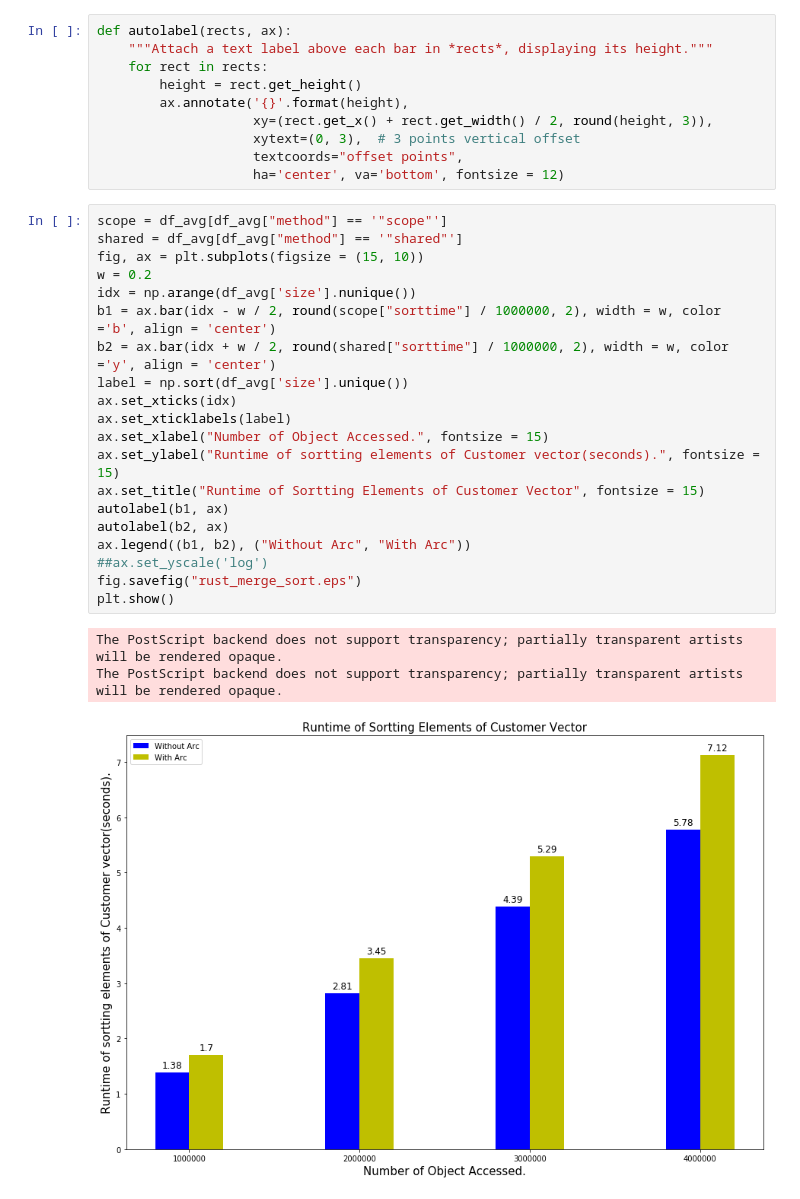
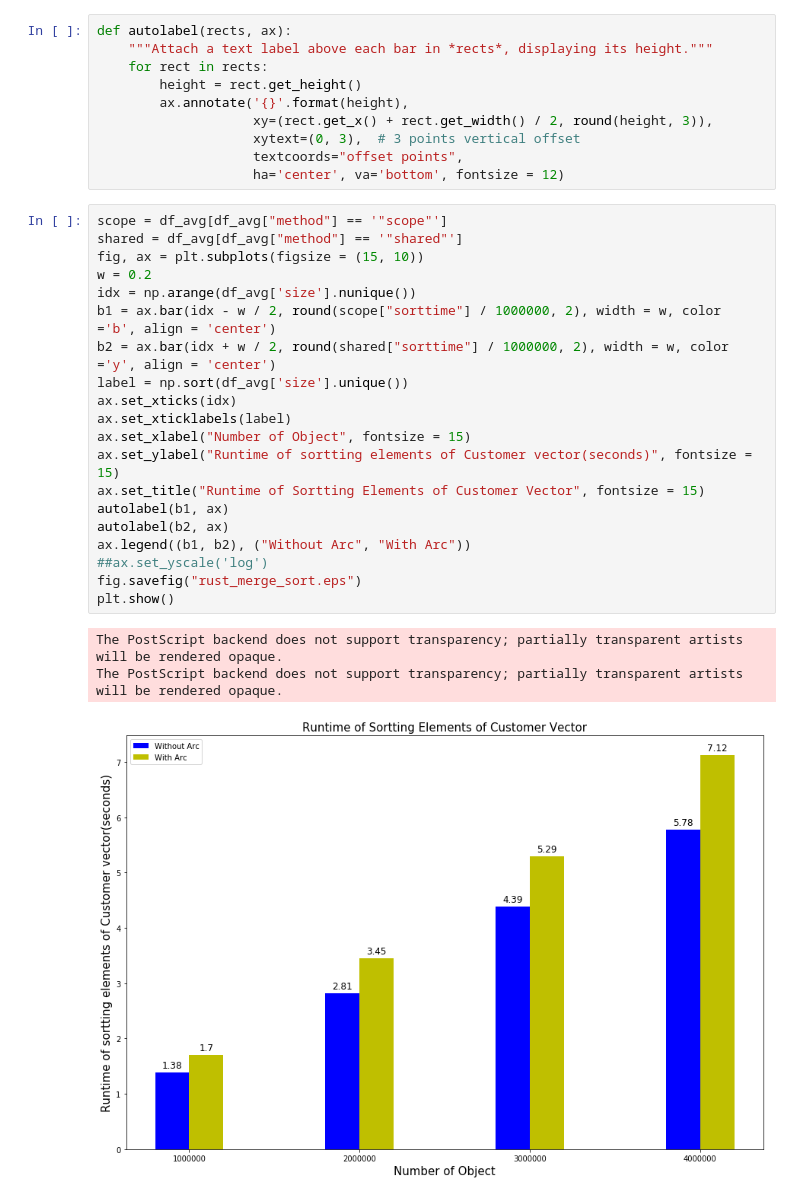
Before and after one commit to ShinsakuOkazaki/master-thesis, a Jupyter notebook: project/rust_merge_sort/analysis/vistualization.ipynb, the cells around one changed output. Drawn from its saved outputs; the diff is of its cells as text.

```diff
--- a/project/rust_merge_sort/analysis/vistualization.ipynb
+++ b/project/rust_merge_sort/analysis/vistualization.ipynb
@@ -50,24 +50,24 @@ def autolabel(rects, ax):
 # %%
 scope = df_avg[df_avg["method"] == '"scope"']
 shared = df_avg[df_avg["method"] == '"shared"']
 fig, ax = plt.subplots(figsize = (15, 10))
 w = 0.2
 idx = np.arange(df_avg['size'].nunique())
 b1 = ax.bar(idx - w / 2, round(scope["sorttime"] / 1000000, 2), width = w, color ='b', align = 'center')
 b2 = ax.bar(idx + w / 2, round(shared["sorttime"] / 1000000, 2), width = w, color ='y', align = 'center')
 label = np.sort(df_avg['size'].unique())
 ax.set_xticks(idx)
 ax.set_xticklabels(label)
-ax.set_xlabel("Number of Object Accessed.", fontsize = 15)
-ax.set_ylabel("Runtime of sortting elements of Customer vector(seconds).", fontsize = 15)
+ax.set_xlabel("Number of Object", fontsize = 15)
+ax.set_ylabel("Runtime of sortting elements of Customer vector(seconds)", fontsize = 15)
 ax.set_title("Runtime of Sortting Elements of Customer Vector", fontsize = 15)
 autolabel(b1, ax)
 autolabel(b2, ax)
 ax.legend((b1, b2), ("Without Arc", "With Arc"))
 ##ax.set_yscale('log')
 fig.savefig("rust_merge_sort.eps")
 plt.show()
 # %% [output]
 The PostScript backend does not support transparency; partially transparent artists will be rendered opaque.
 The PostScript backend does not support transparency; partially transparent artists will be rendered opaque.
-[figure, old version]
+[figure, new version]
```
Also changed, not shown: 24 other files.
